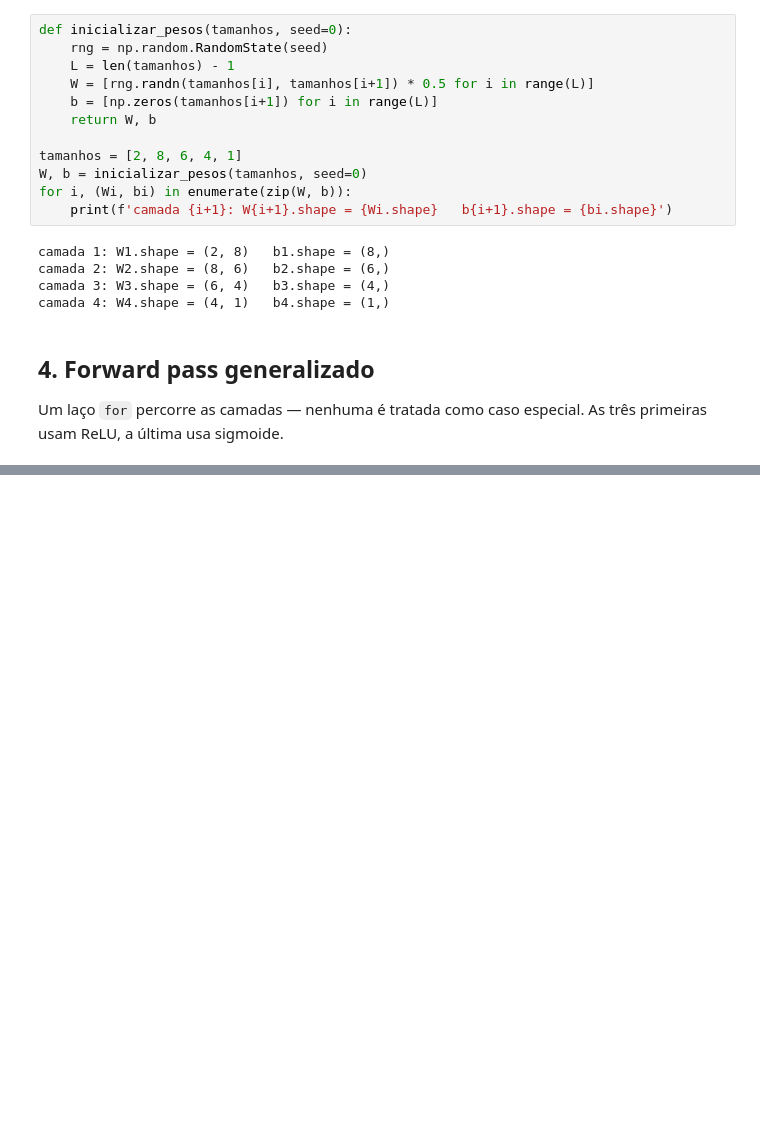
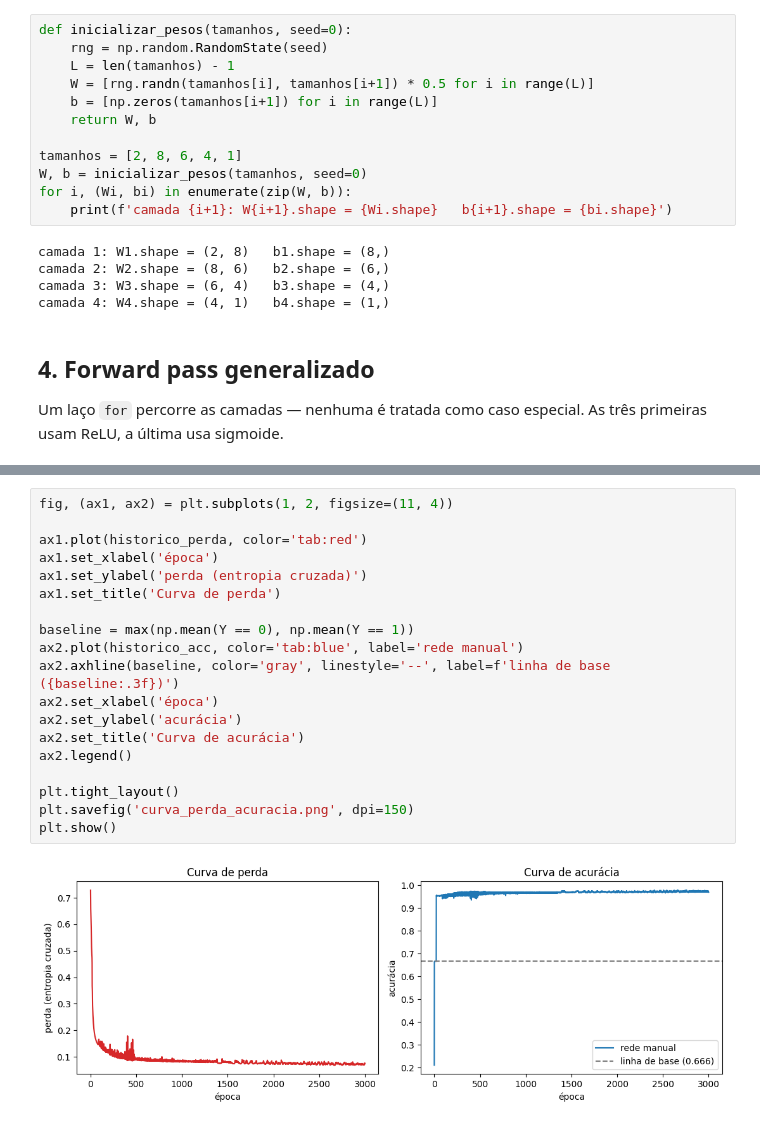
Before and after one commit to brpaulobrandao/projeto_rede_neural, a Jupyter notebook: rede_neural.ipynb, the cells around one changed output, grey strips where cells are left out. Drawn from its saved outputs; the diff is of its cells as text; blank space fills up the shorter version.

Commit message:
Finalização do projeto e comparativo com Keras
treinamento, resultados e validação com Keras, em cima do make_blobs e da entropia cruzada já feitos

```diff
--- a/rede_neural.ipynb
+++ b/rede_neural.ipynb
@@ -408,0 +468,21 @@ Próximos passos
+# %%
+fig, (ax1, ax2) = plt.subplots(1, 2, figsize=(11, 4))
+
+ax1.plot(historico_perda, color='tab:red')
+ax1.set_xlabel('época')
+ax1.set_ylabel('perda (entropia cruzada)')
+ax1.set_title('Curva de perda')
+
+baseline = max(np.mean(Y == 0), np.mean(Y == 1))
+ax2.plot(historico_acc, color='tab:blue', label='rede manual')
+ax2.axhline(baseline, color='gray', linestyle='--', label=f'linha de base ({baseline:.3f})')
+ax2.set_xlabel('época')
+ax2.set_ylabel('acurácia')
+ax2.set_title('Curva de acurácia')
+ax2.legend()
+
+plt.tight_layout()
+plt.savefig('curva_perda_acuracia.png', dpi=150)
+plt.show()
+# %% [output]
+[figure, added]
```
Also changed, not shown: parts of 22 cells of this notebook.
